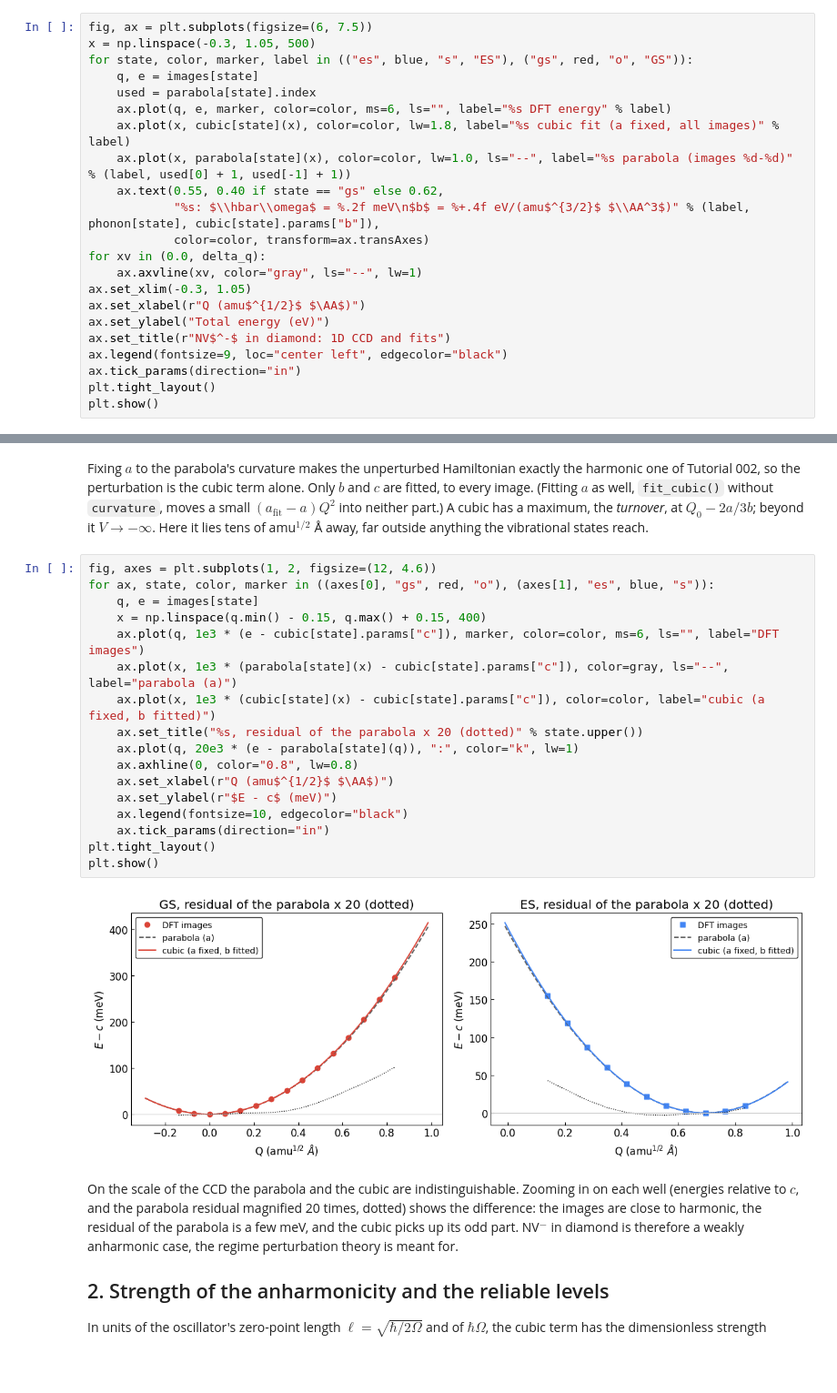
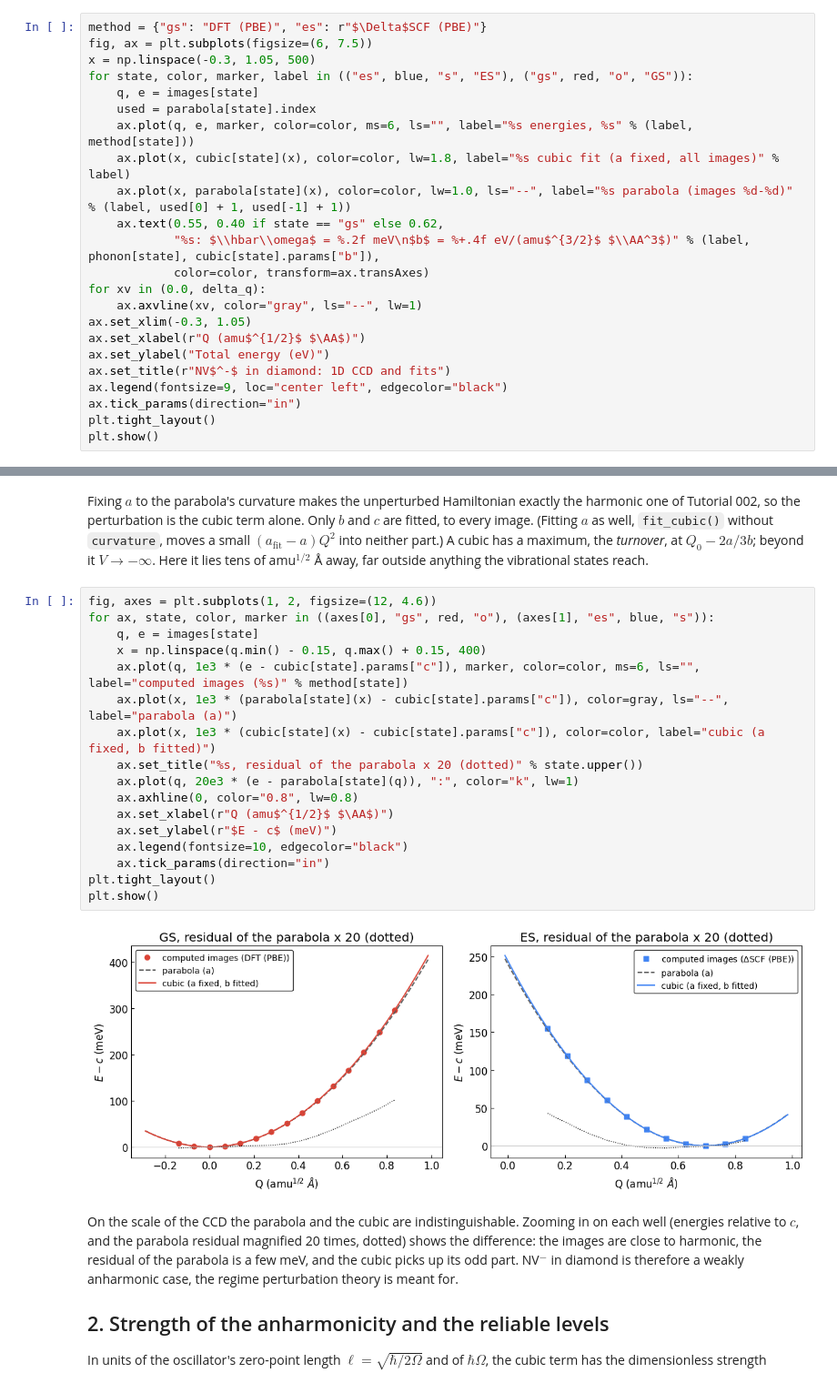
Before and after one commit to samuelstaylor/pypl, a Jupyter notebook: doc/tutorials/pypl_004.ipynb, the cells around one changed output, grey strips where cells are left out. Shown at 91% size. Cells and saved outputs as stored; diff of their text form.

```diff
--- a/doc/tutorials/pypl_004.ipynb
+++ b/doc/tutorials/pypl_004.ipynb
@@ -91,12 +93,13 @@ Delta Q = 0.695732 amu^0.5 A
 GS: hbar w = 59.08890 meV | a = 0.417627 eV/(amu A^2) (fixed), b = +0.009164 eV/(amu^1.5 A^3), turnover at Q = -30.4 | rms over all images: parabola 2.11 meV, cubic 0.16 meV
 ES: hbar w = 64.31191 meV | a = 0.494721 eV/(amu A^2) (fixed), b = -0.012655 eV/(amu^1.5 A^3), turnover at Q = +26.8 | rms over all images: parabola 0.84 meV, cubic 0.16 meV
 # %%
+method = {"gs": "DFT (PBE)", "es": r"$\Delta$SCF (PBE)"}
 fig, ax = plt.subplots(figsize=(6, 7.5))
 x = np.linspace(-0.3, 1.05, 500)
 for state, color, marker, label in (("es", blue, "s", "ES"), ("gs", red, "o", "GS")):
     q, e = images[state]
     used = parabola[state].index
-    ax.plot(q, e, marker, color=color, ms=6, ls="", label="%s DFT energy" % label)
+    ax.plot(q, e, marker, color=color, ms=6, ls="", label="%s energies, %s" % (label, method[state]))
     ax.plot(x, cubic[state](x), color=color, lw=1.8, label="%s cubic fit (a fixed, all images)" % label)
     ax.plot(x, parabola[state](x), color=color, lw=1.0, ls="--", label="%s parabola (images %d-%d)" % (label, used[0] + 1, used[-1] + 1))
     ax.text(0.55, 0.40 if state == "gs" else 0.62,
@@ -123,22 +126,22 @@ anything the vibrational states reach.
 # %%
 fig, axes = plt.subplots(1, 2, figsize=(12, 4.6))
 for ax, state, color, marker in ((axes[0], "gs", red, "o"), (axes[1], "es", blue, "s")):
     q, e = images[state]
     x = np.linspace(q.min() - 0.15, q.max() + 0.15, 400)
-    ax.plot(q, 1e3 * (e - cubic[state].params["c"]), marker, color=color, ms=6, ls="", label="DFT images")
+    ax.plot(q, 1e3 * (e - cubic[state].params["c"]), marker, color=color, ms=6, ls="", label="computed images (%s)" % method[state])
     ax.plot(x, 1e3 * (parabola[state](x) - cubic[state].params["c"]), color=gray, ls="--", label="parabola (a)")
     ax.plot(x, 1e3 * (cubic[state](x) - cubic[state].params["c"]), color=color, label="cubic (a fixed, b fitted)")
     ax.set_title("%s, residual of the parabola x 20 (dotted)" % state.upper())
     ax.plot(q, 20e3 * (e - parabola[state](q)), ":", color="k", lw=1)
     ax.axhline(0, color="0.8", lw=0.8)
     ax.set_xlabel(r"Q (amu$^{1/2}$ $\AA$)")
     ax.set_ylabel(r"$E - c$ (meV)")
     ax.legend(fontsize=10, edgecolor="black")
     ax.tick_params(direction="in")
 plt.tight_layout()
 plt.show()
 # %% [output]
-[figure, old version]
+[figure, new version]
 # %% [markdown]
 On the scale of the CCD the parabola and the cubic are indistinguishable. Zooming in on each well (energies relative to
 $c$, and the parabola residual magnified 20 times, dotted) shows the difference: the images are close to harmonic, the
```
Also changed, not shown: parts of 3 cells of this notebook, 15 other files.
